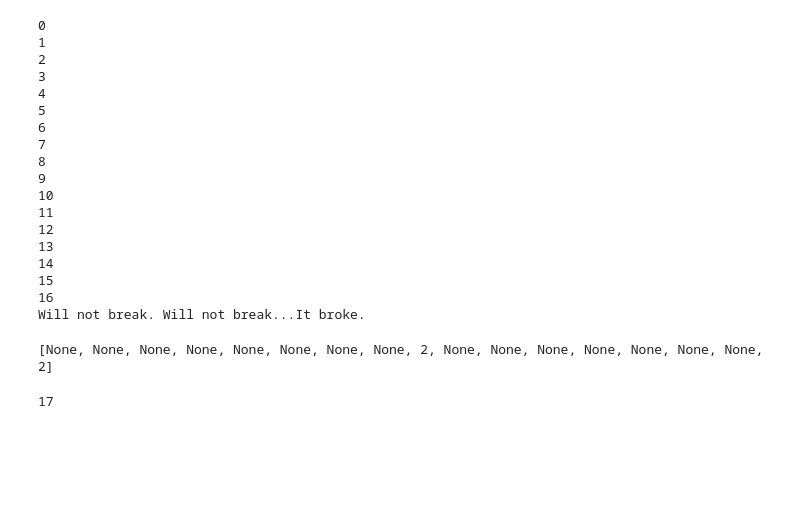
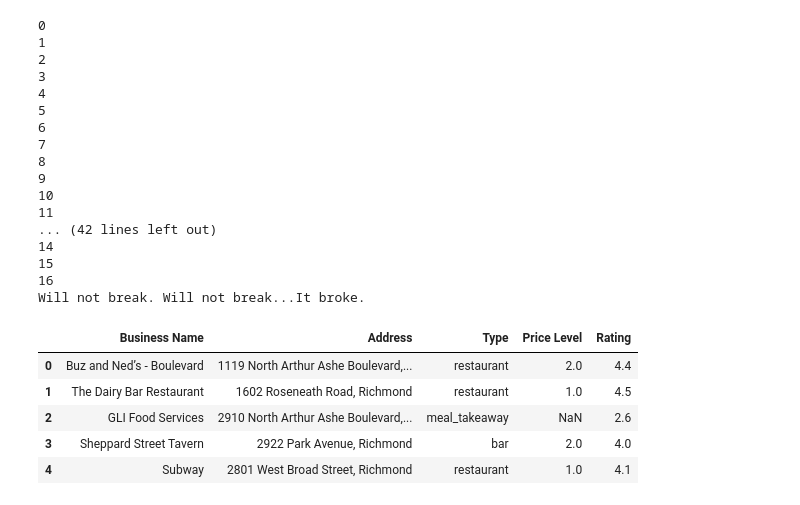
Before and after one commit to jackyhoover/Scotts-Addition-RVA-Analysis, a Jupyter notebook: Data Analysis - Neighborhood Makeup.ipynb, the cells around one changed output. Saved outputs shown, nothing was run; the diff lists cells and outputs as text; code cells hidden in the pictures; blank space fills up the shorter version.

```diff
--- a/Data Analysis - Neighborhood Makeup.ipynb
+++ b/Data Analysis - Neighborhood Makeup.ipynb
@@ -52,7 +65,7 @@ address = []
 types = []
 price_levels = []
 ratings = []
-scope =[]
+
 
 
 done = False
@@ -67,9 +80,8 @@ while not done:
         name.append(places_data["results"][result]["name"])
         address.append(places_data["results"][result]["vicinity"])
         price_levels.append(places_data["results"][result].get("price_level"))
-
+        ratings.append(places_data["results"][result].get("rating"))
         types.append(places_data["results"][result]["types"][0])
-        #scope.append(places_data["results"][0]["scope"])
         print(result)
 
     try:
@@ -93,15 +105,28 @@ while not done:
 9
 10
 11
-12
-13
+... (42 lines left out)
 14
 15
 16
 Will not break. Will not break...It broke.
-# %%
-print(price_levels)
-len(name)
-# %% [output]
-[None, None, None, None, None, None, None, None, 2, None, None, None, None, None, None, None, 2]
-17
+# %%
+places_dict = {
+    "Business Name": name,
+    "Address": address,
+    "Type": types,
+    "Price Level": price_levels,
+    "Rating": ratings
+}
+
+places_df = pd.DataFrame(places_dict)
+
+
+places_df.head()
+# %% [output]
+|  | Business Name | Address | Type | Price Level | Rating |
+| 0 | Buz and Ned’s - Boulevard | 1119 North Arthur Ashe Boulevard,... | restaurant | 2.0 | 4.4 |
+| 1 | The Dairy Bar Restaurant | 1602 Roseneath Road, Richmond | restaurant | 1.0 | 4.5 |
+| 2 | GLI Food Services | 2910 North Arthur Ashe Boulevard,... | meal_takeaway | NaN | 2.6 |
+| 3 | Sheppard Street Tavern | 2922 Park Avenue, Richmond | bar | 2.0 | 4.0 |
+| 4 | Subway | 2801 West Broad Street, Richmond | restaurant | 1.0 | 4.1 |
```
Also changed, not shown: parts of 7 cells of this notebook, 4 other files.
